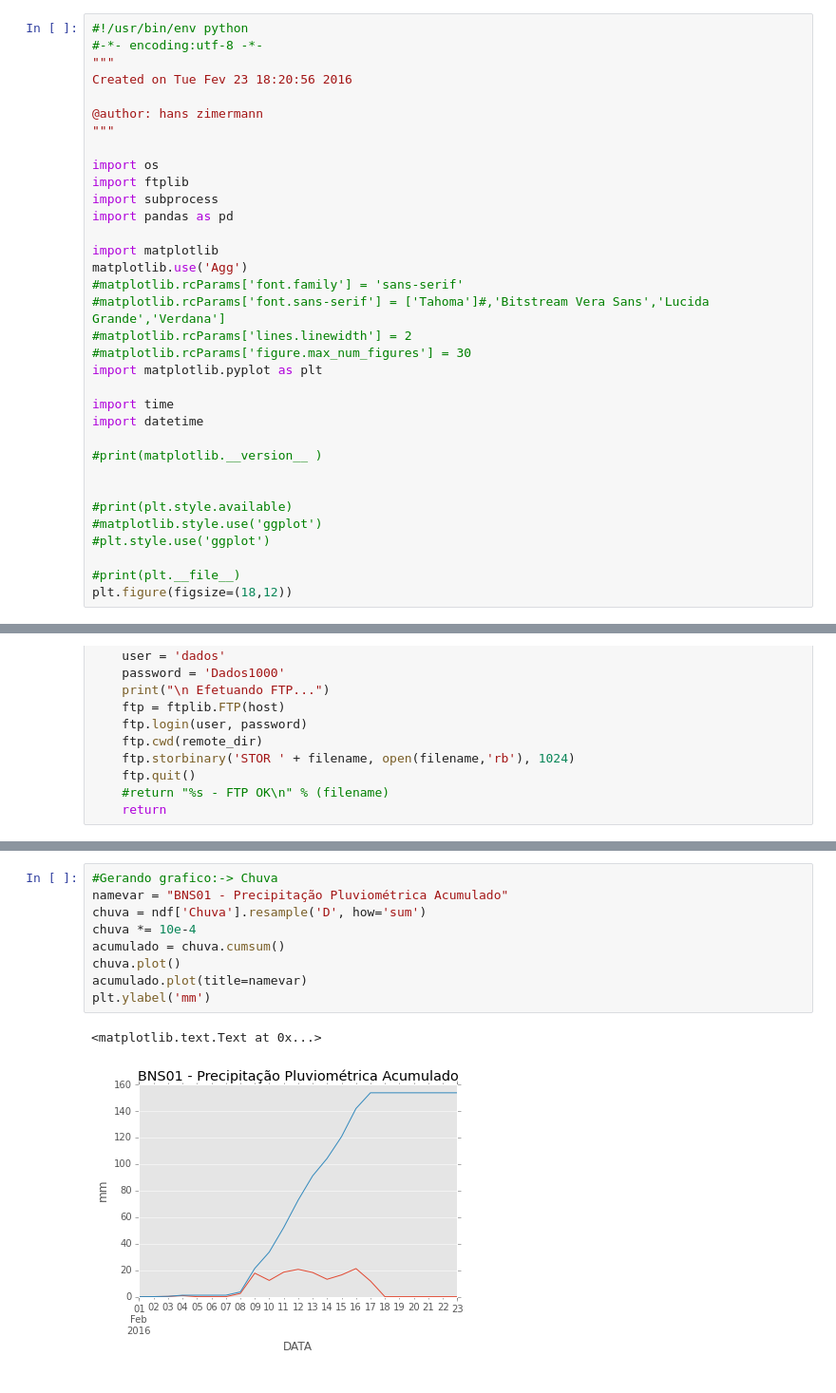
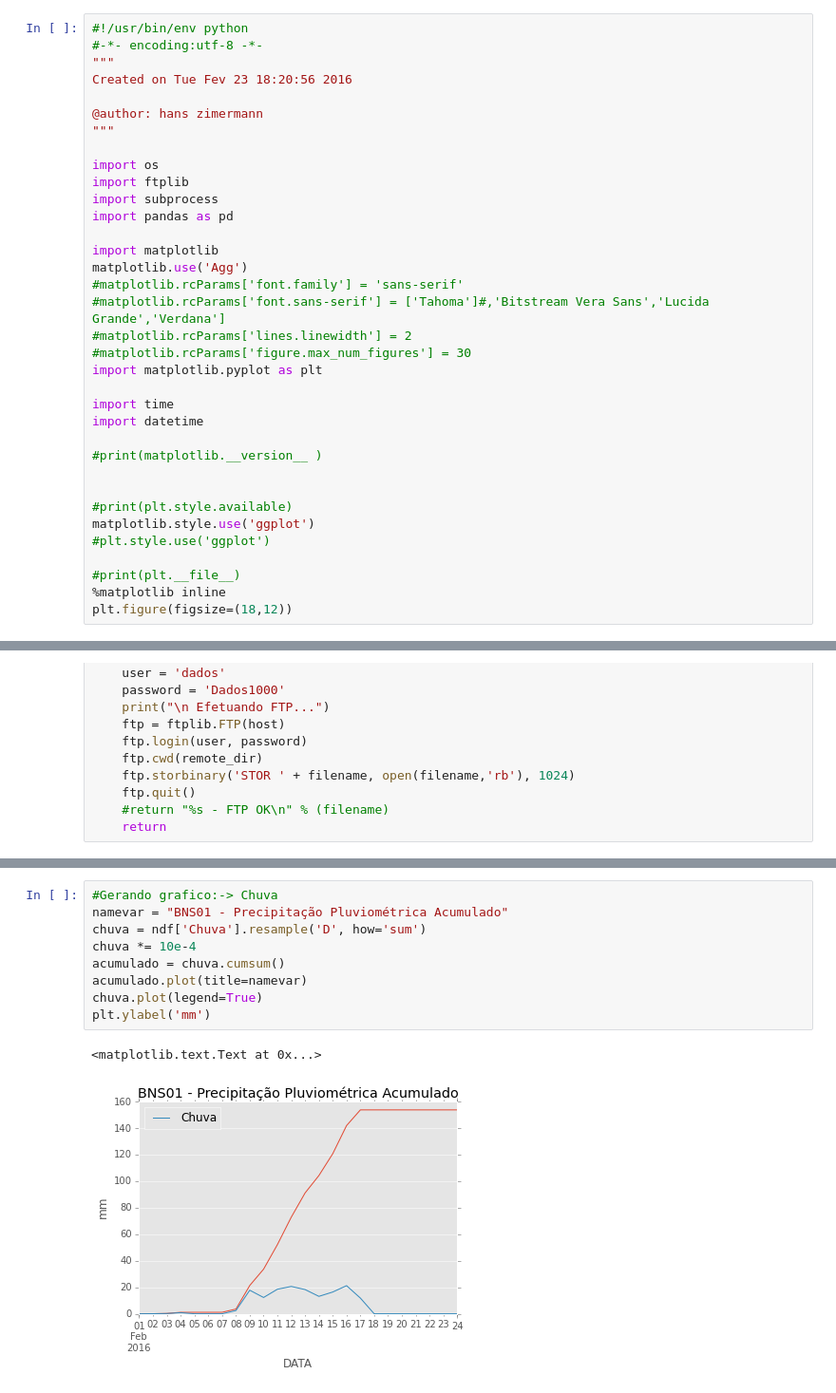
Before and after one commit to zrhans/python, a Jupyter notebook: exemplos/ute_rg.ipynb, the cells around one changed output, grey strips where cells are left out. Shown at 95% size. Drawn from its saved outputs; the diff is of its cells as text.

```diff
--- a/exemplos/ute_rg.ipynb
+++ b/exemplos/ute_rg.ipynb
@@ -30,10 +30,11 @@ import datetime
 
 
 #print(plt.style.available)
-#matplotlib.style.use('ggplot')
+matplotlib.style.use('ggplot')
 #plt.style.use('ggplot')
 
 #print(plt.__file__)
+%matplotlib inline
 plt.figure(figsize=(18,12))
 # %% [output]
 <matplotlib.figure.Figure at 0x...>
@@ -282,12 +291,12 @@ Gerando grafico:-> Umidade
 # %%
 #Gerando grafico:-> Chuva
 namevar = "BNS01 - Precipitação Pluviométrica Acumulado"
 chuva = ndf['Chuva'].resample('D', how='sum')
 chuva *= 10e-4
 acumulado = chuva.cumsum()
-chuva.plot()
 acumulado.plot(title=namevar)
+chuva.plot(legend=True)
 plt.ylabel('mm')
 # %% [output]
 <matplotlib.text.Text at 0x...>
-[figure, old version]
+[figure, new version]
```
Also changed, not shown: parts of 33 cells of this notebook.
